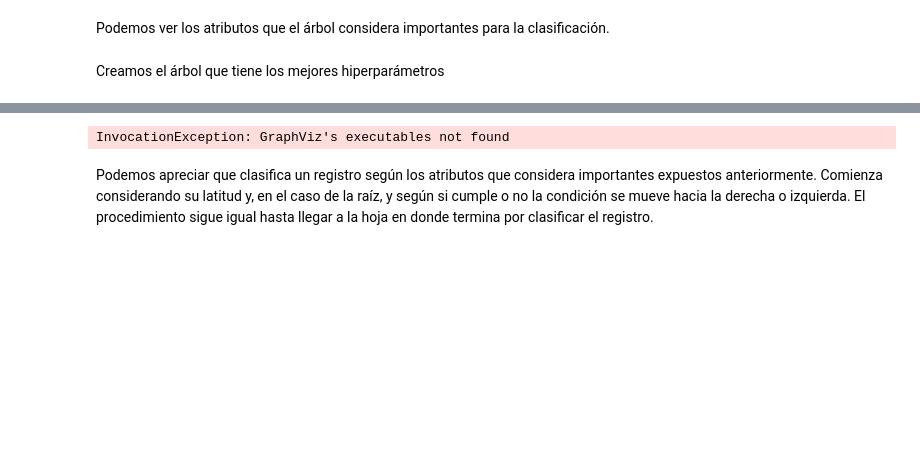
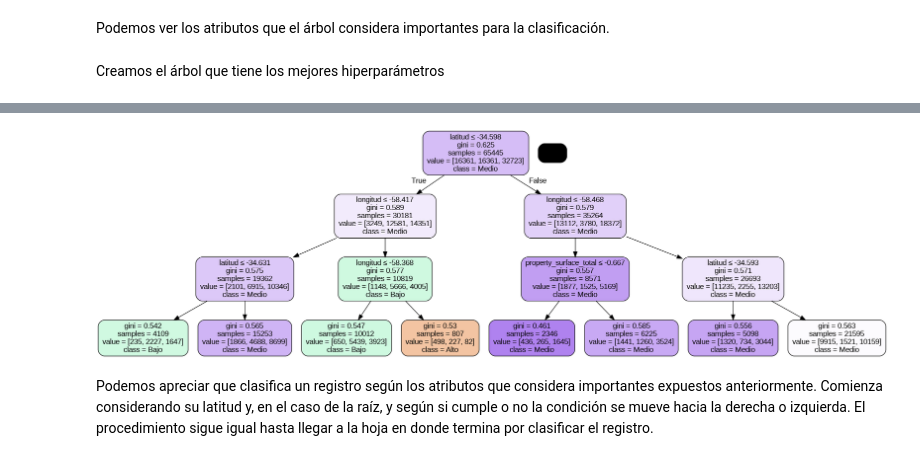
Before and after one commit to AlanRichmond/7506R-1C2024-GRUPO10, a Jupyter notebook: 7506R_TP1_GRUPO10_ENTREGA_N3.ipynb, the cells around one changed output, grey strips where cells are left out. Cells and saved outputs as stored; diff of their text form; code cells hidden in the pictures; blank space fills up the shorter version.

```diff
--- a/7506R_TP1_GRUPO10_ENTREGA_N3.ipynb
+++ b/7506R_TP1_GRUPO10_ENTREGA_N3.ipynb
@@ -467,14 +489,14 @@ feact = x_train.columns
 # %%
 dot_data = StringIO()
 export_graphviz(arbol, out_file=dot_data,
                 filled=True, rounded=True,
                 special_characters=True,
                 feature_names=x_train.columns.to_list(),
-                class_names=['alto','bajo','medio'])
+                class_names=['Alto','Bajo','Medio'])
 graph = pydotplus.graph_from_dot_data(dot_data.getvalue())
 Image(graph.create_png())
 # %% [output]
-InvocationException: GraphViz's executables not found
+[figure, added]
 # %% [markdown]
 Podemos apreciar que clasifica un registro según los atributos que considera importantes expuestos anteriormente. Comienza considerando su latitud y, en el caso de la raíz, y según si cumple o no la condición se mueve hacia la derecha o izquierda.
 El procedimiento sigue igual hasta llegar a la hoja en donde termina por clasificar el registro.
```
Also changed, not shown: parts of 35 cells of this notebook.
